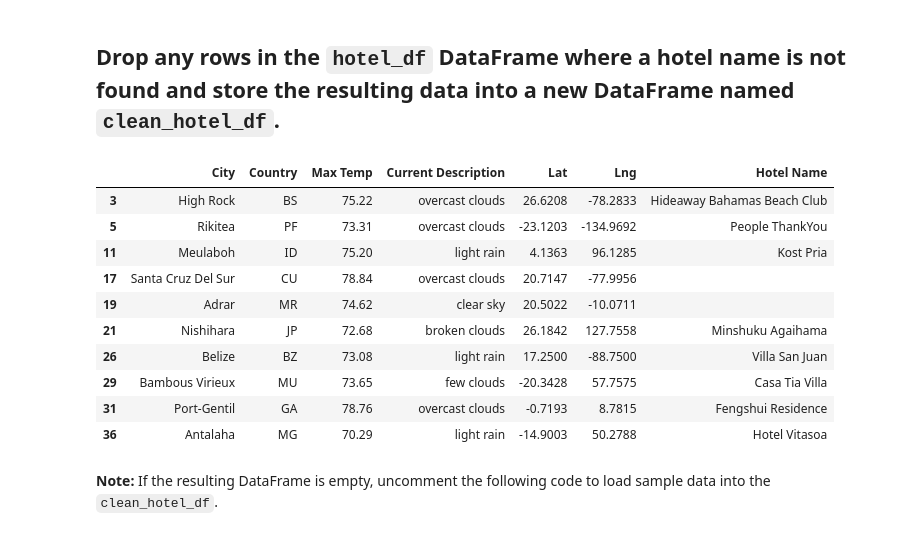
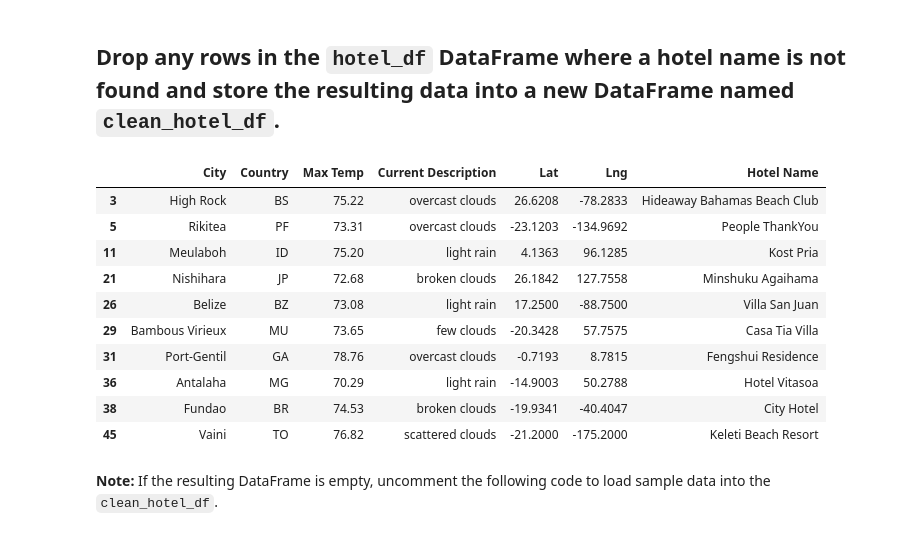
Before and after one commit to margomerritt/World_Weather_Analysis, a Jupyter notebook: Vacation_Search/Vacation_Search.ipynb, the cells around one changed output. Drawn from its saved outputs; the diff is of its cells as text; code cells hidden in the pictures.

```diff
--- a/Vacation_Search/Vacation_Search.ipynb
+++ b/Vacation_Search/Vacation_Search.ipynb
@@ -213,22 +213,22 @@ hotel_df.head(10)
 ## Drop any rows in the `hotel_df` DataFrame where a hotel name is not found and store the resulting data into a new DataFrame named `clean_hotel_df`.
 # %%
 # Drop the rows where there is no Hotel Name.
-clean_hotel_df = hotel_df.dropna(subset=['Hotel Name'])
+clean_hotel_df = hotel_df[hotel_df["Hotel Name"]!= '']
 
 # Display sample data
 clean_hotel_df.head(10)
 # %% [output]
 |  | City | Country | Max Temp | Current Description | Lat | Lng | Hotel Name |
 | 3 | High Rock | BS | 75.22 | overcast clouds | 26.6208 | -78.2833 | Hideaway Bahamas Beach Club |
 | 5 | Rikitea | PF | 73.31 | overcast clouds | -23.1203 | -134.9692 | People ThankYou |
 | 11 | Meulaboh | ID | 75.20 | light rain | 4.1363 | 96.1285 | Kost Pria |
-| 17 | Santa Cruz Del Sur | CU | 78.84 | overcast clouds | 20.7147 | -77.9956 |  |
-| 19 | Adrar | MR | 74.62 | clear sky | 20.5022 | -10.0711 |  |
 | 21 | Nishihara | JP | 72.68 | broken clouds | 26.1842 | 127.7558 | Minshuku Agaihama |
 | 26 | Belize | BZ | 73.08 | light rain | 17.2500 | -88.7500 | Villa San Juan |
 | 29 | Bambous Virieux | MU | 73.65 | few clouds | -20.3428 | 57.7575 | Casa Tia Villa |
 | 31 | Port-Gentil | GA | 78.76 | overcast clouds | -0.7193 | 8.7815 | Fengshui Residence |
 | 36 | Antalaha | MG | 70.29 | light rain | -14.9003 | 50.2788 | Hotel Vitasoa |
+| 38 | Fundao | BR | 74.53 | broken clouds | -19.9341 | -40.4047 | City Hotel |
+| 45 | Vaini | TO | 76.82 | scattered clouds | -21.2000 | -175.2000 | Keleti Beach Resort |
 # %% [markdown]
 **Note:** If the resulting DataFrame is empty, uncomment the following code to load sample data into the `clean_hotel_df`.
 # %%
```
Also changed, not shown: parts of 2 cells of this notebook, 1 other file.
